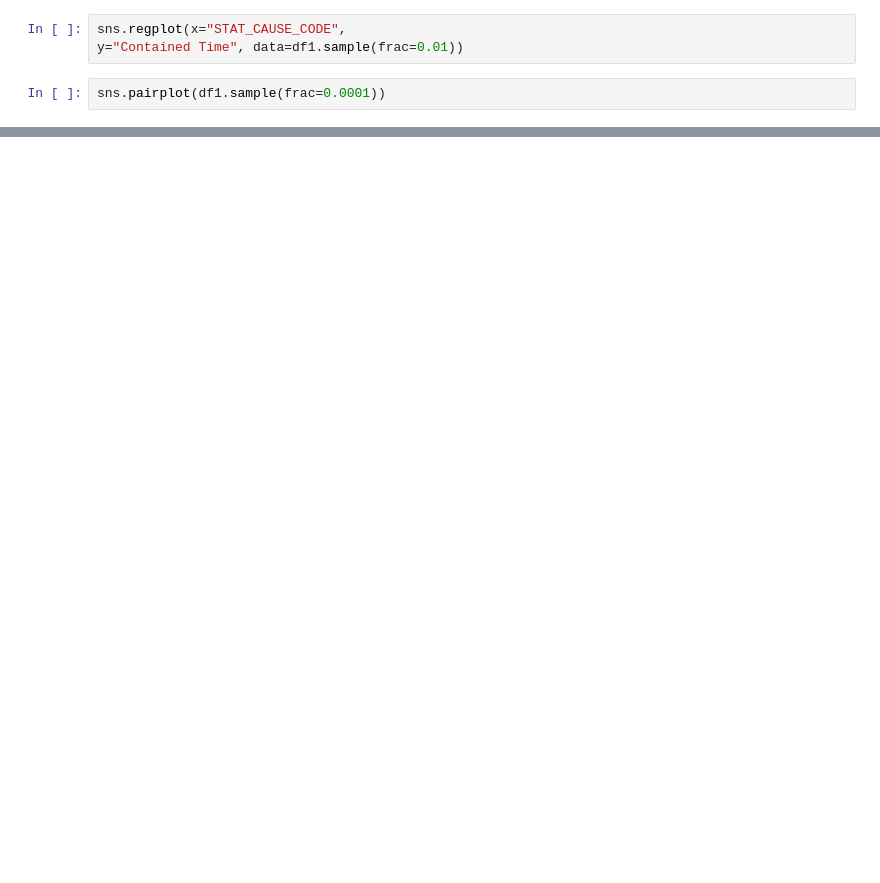
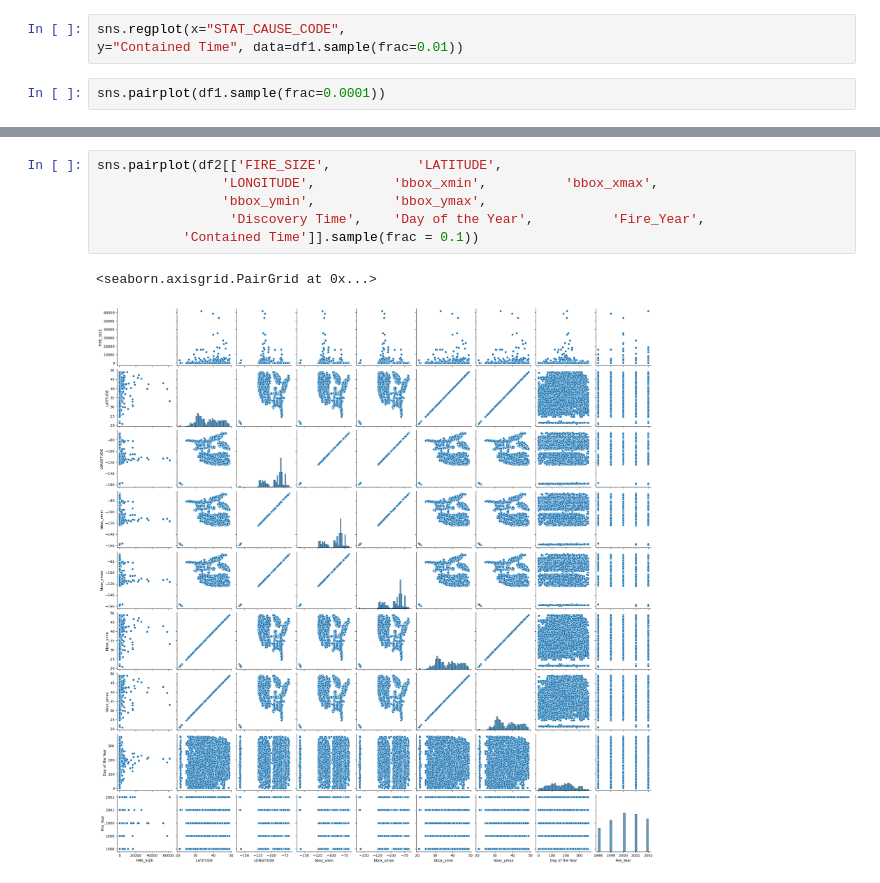
Before and after one commit to nandinijirobe/Allstate_AIStudio_Project, a Jupyter notebook: Allstate_AI_Studio_Project.ipynb, the cells around one changed output, grey strips where cells are left out. Cells and saved outputs as stored; diff of their text form; blank space fills up the shorter version.

```diff
--- a/Allstate_AI_Studio_Project.ipynb
+++ b/Allstate_AI_Studio_Project.ipynb
@@ -401,0 +467,9 @@ sns.pairplot(df1.sample(frac=0.0001))
+# %%
+sns.pairplot(df2[['FIRE_SIZE',           'LATITUDE',
+                'LONGITUDE',          'bbox_xmin',          'bbox_xmax',
+                'bbox_ymin',          'bbox_ymax',
+                 'Discovery Time',    'Day of the Year',          'Fire_Year',
+           'Contained Time']].sample(frac = 0.1))
+# %% [output]
+<seaborn.axisgrid.PairGrid at 0x...>
+[figure, added]
```
Also changed, not shown: parts of 48 cells of this notebook.
